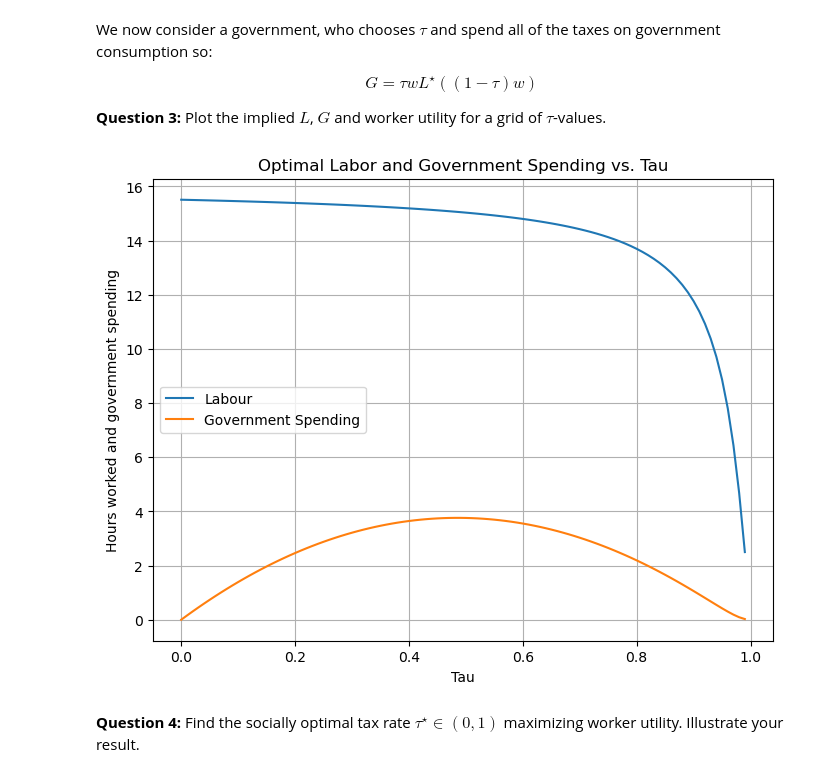
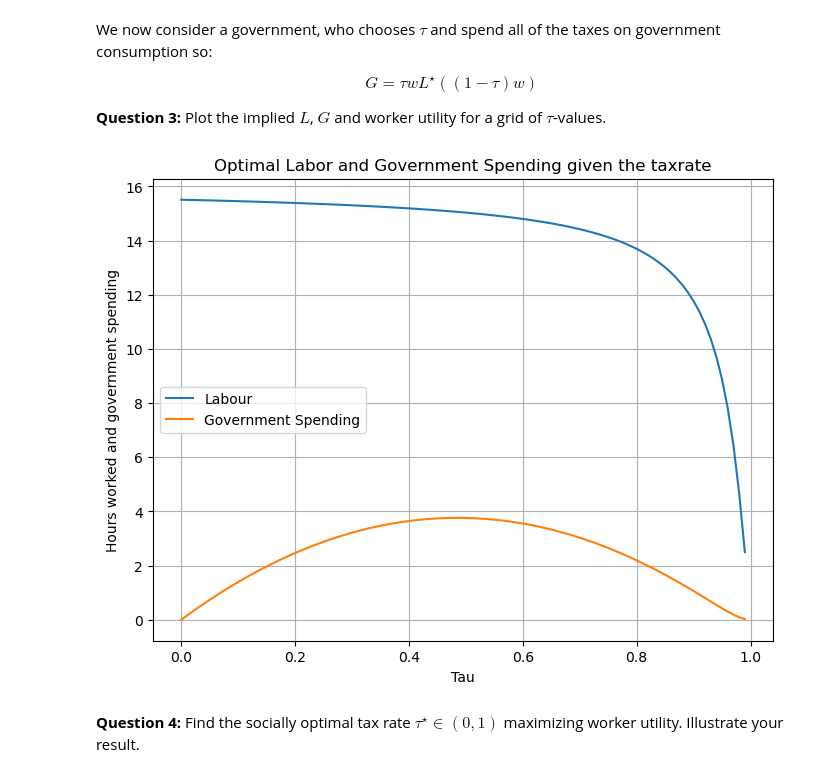
Before and after one commit to NumEconCopenhagen/projects-2023-3500, a Jupyter notebook: examproject/Exam-2023-notebook.ipynb, the cells around one changed output. Saved outputs shown, nothing was run; the diff lists cells and outputs as text; code cells hidden in the pictures.

```diff
--- a/examproject/Exam-2023-notebook.ipynb
+++ b/examproject/Exam-2023-notebook.ipynb
@@ -140,30 +140,33 @@ $$
 # %%
 res = SimpleNamespace()
 tau_vec = np.linspace(0.0,1,101)
 res.labour = []
 res.gov = []
-
+alfa = 0.5
+kappa = 1
+v = 1/(2*16**2)
+w = 1
 
 for tau in tau_vec:
     wbar = (1 - tau) * w
     labourstar = (-kappa + np.sqrt(kappa**2 + 4 * alfa / v * wbar**2)) / (2 * wbar)
     res.labour.append(labourstar)
     govtspending = tau * w * labourstar * ((1 - tau) * w)
     res.gov.append(govtspending)
 
 
 
 #Plot the results
 plt.figure(figsize=(8, 6))
 plt.plot(tau_vec, res.labour, label='Labour')
 plt.plot(tau_vec, res.gov, label='Government Spending')
 plt.xlabel('Tau')
 plt.ylabel('Hours worked and government spending')
 plt.title('Optimal Labor and Government Spending given the taxrate')
 plt.legend()
 plt.grid(True)
 # %% [output]
-[figure, old version]
+[figure, new version]
 # %% [markdown]
 **Question 4:** Find the socially optimal tax rate $\tau^{\star}\in(0,1)$ maximizing worker utility. Illustrate your result.
 # %%
```
Also changed, not shown: parts of 3 cells of this notebook.
